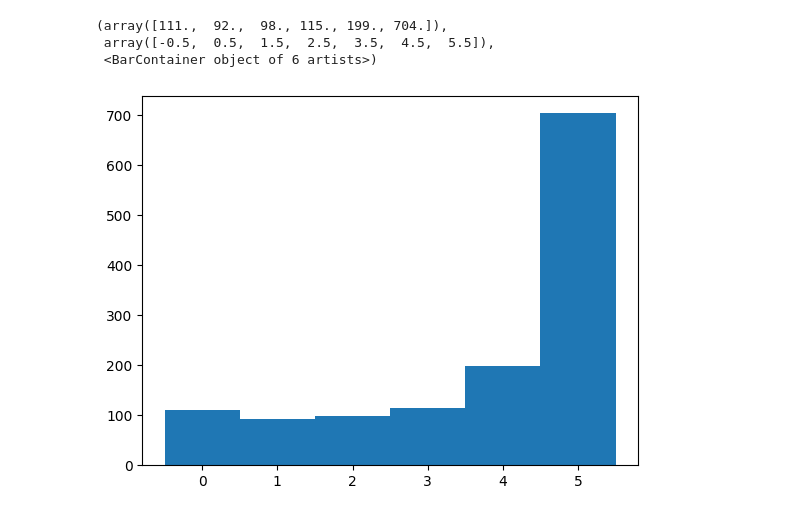
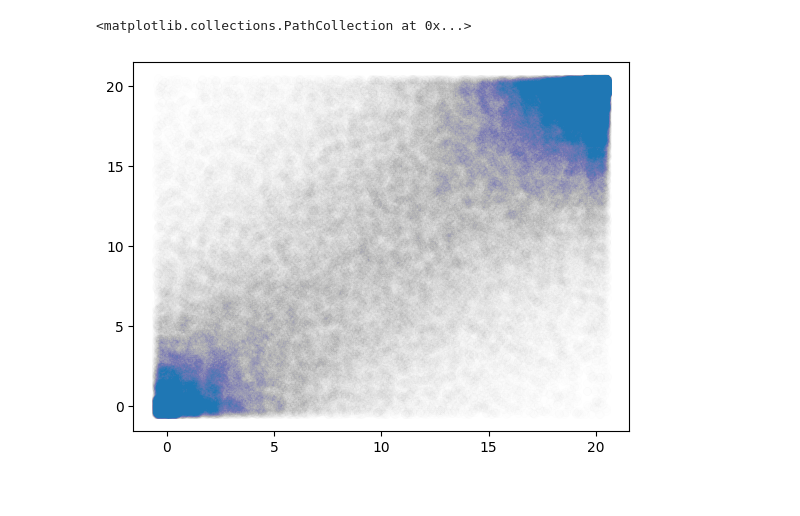
Before and after one commit to katiekang1998/reasoning_data, a Jupyter notebook: analyze/gsm8k_all_samples.ipynb, the cells around one changed output. Saved outputs shown, nothing was run; the diff lists cells and outputs as text; code cells hidden in the pictures.

```diff
--- a/analyze/gsm8k_all_samples.ipynb
+++ b/analyze/gsm8k_all_samples.ipynb
@@ -7,8 +3,0 @@ test_answer_accs = np.load("../ckpts/gsm8k_all_2epochs/test_answer_types5_seed2.
-# %%
-# look at histogram of accuracies
-plt.hist(test_answer_accs.sum(axis=-1), bins = np.array([0, 1, 2, 3, 4, 5, 6])-0.5)
-# %% [output]
-(array([111.,  92.,  98., 115., 199., 704.]),
- array([-0.5,  0.5,  1.5,  2.5,  3.5,  4.5,  5.5]),
- <BarContainer object of 6 artists>)
-[figure, removed]
@@ -16,0 +4,31 @@ plt.hist(test_answer_accs.sum(axis=-1), bins = np.array([0, 1, 2, 3, 4, 5, 6])-0
+# %%
+
+num_correct1 = []
+num_correct2 = []
+
+for seed in range(4):
+    num_correct1.append((np.load(f"ckpts/gsm8k_all_2epochs_llama2/train_aug_1_answer_types5_seed{seed}.npy")==0).sum(axis=-1))
+    num_correct2.append((np.load(f"ckpts/gsm8k_all_2epochs_llama2/train_aug_2_answer_types5_seed{seed}.npy")==0).sum(axis=-1))
+
+
+num_correct1 = np.sum(num_correct1, axis=0)
+num_correct2 = np.sum(num_correct2, axis=0)
+num_correct = np.concatenate([num_correct1, num_correct2])
+# %%
+
+num_correct1_old = []
+num_correct2_old = []
+
+for seed in range(4):
+    num_correct1_old.append((np.load(f"/data/katie_kang/stanford_alpaca/GSM8K_AUG/train_part1_answer_types5_seed{seed}.npy")==0).sum(axis=-1))
+    num_correct2_old.append((np.load(f"/data/katie_kang/stanford_alpaca/GSM8K_AUG/train_part2_answer_types5_seed{seed}.npy")==0).sum(axis=-1))
+
+
+num_correct1_old = np.sum(num_correct1_old, axis=0)
+num_correct2_old = np.sum(num_correct2_old, axis=0)
+num_correct_old = np.concatenate([num_correct1_old, num_correct2_old])
+# %%
+plt.scatter(num_correct_old+np.random.uniform(-0.5, 0.5, len(num_correct_old)), num_correct+np.random.uniform(-0.5, 0.5, len(num_correct_old)), alpha=0.005)
+# %% [output]
+<matplotlib.collections.PathCollection at 0x...>
+[figure, added]
```
Also changed, not shown: parts of 34 cells of this notebook, 54 other files.
